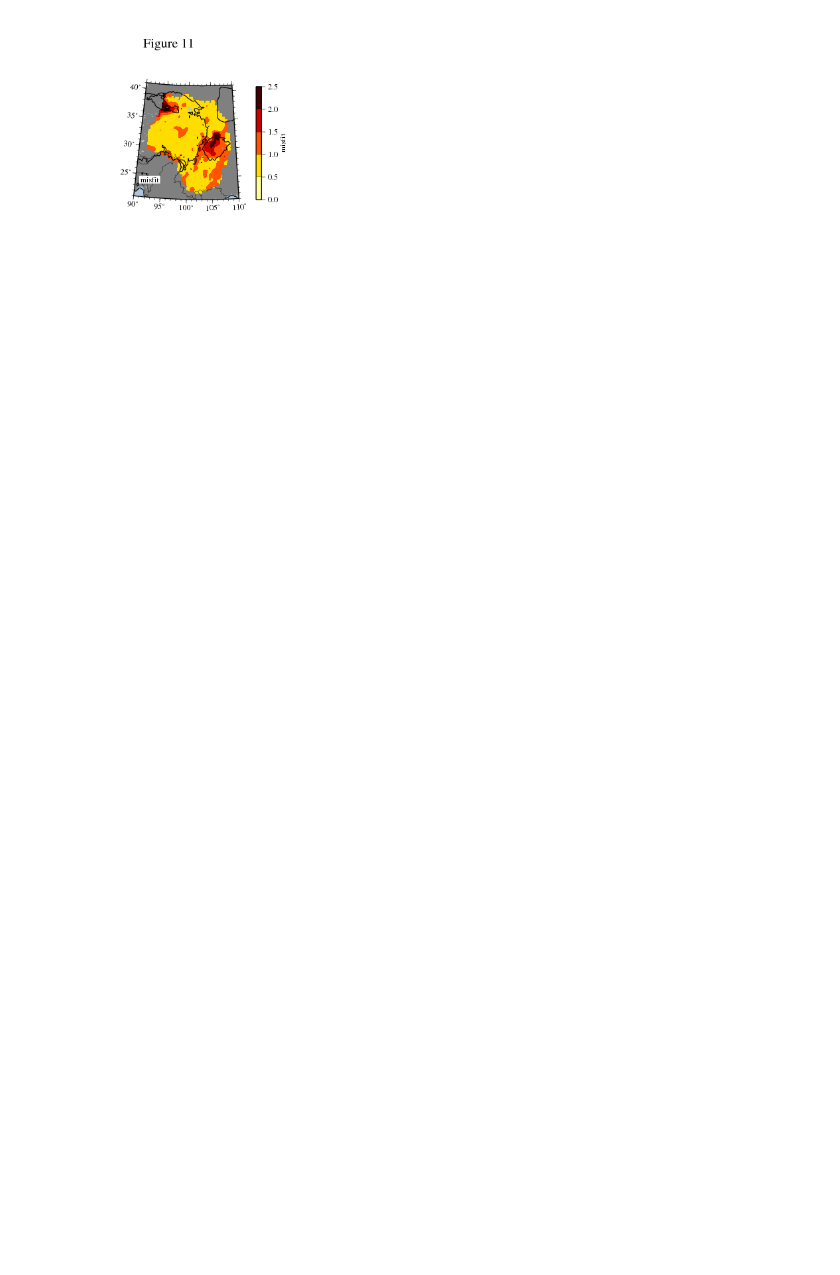
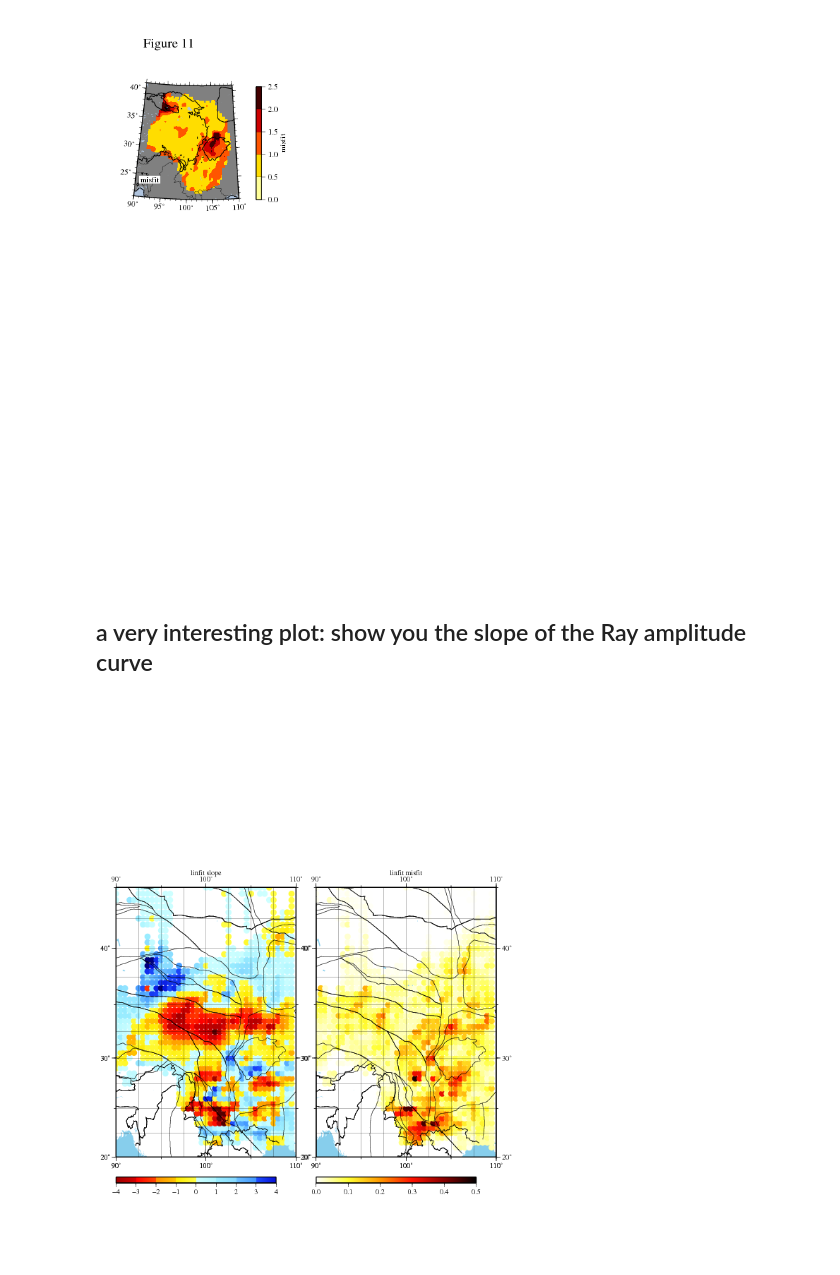
Before and after one commit to jiayixie/jy_prog_janus, a Jupyter notebook: python/Analyze_2layerXYmodel.ipynb, the cells around one changed output. Saved outputs shown, nothing was run; the diff lists cells and outputs as text; code cells hidden in the pictures; blank space fills up the shorter version.

```diff
--- a/python/Analyze_2layerXYmodel.ipynb
+++ b/python/Analyze_2layerXYmodel.ipynb
@@ -215,3 +215,12 @@ os.system("convert %s temp.png"%(filenm3))
 Image(filename="temp.png")
 # %% [output]
 [figure]
+# %% [markdown]
+## a very interesting plot: show you the slope of the Ray amplitude curve
+# %%
+filenm4 = "/projects/jixi7887/work/YunNanTibet/plot/plot_map/ampdisp_shape.ps"
+# %%
+os.system("convert %s temp.png"%(filenm4))
+Image(filename="temp.png")
+# %% [output]
+[figure, added]
```
Also changed, not shown: parts of 1 cell of this notebook.
